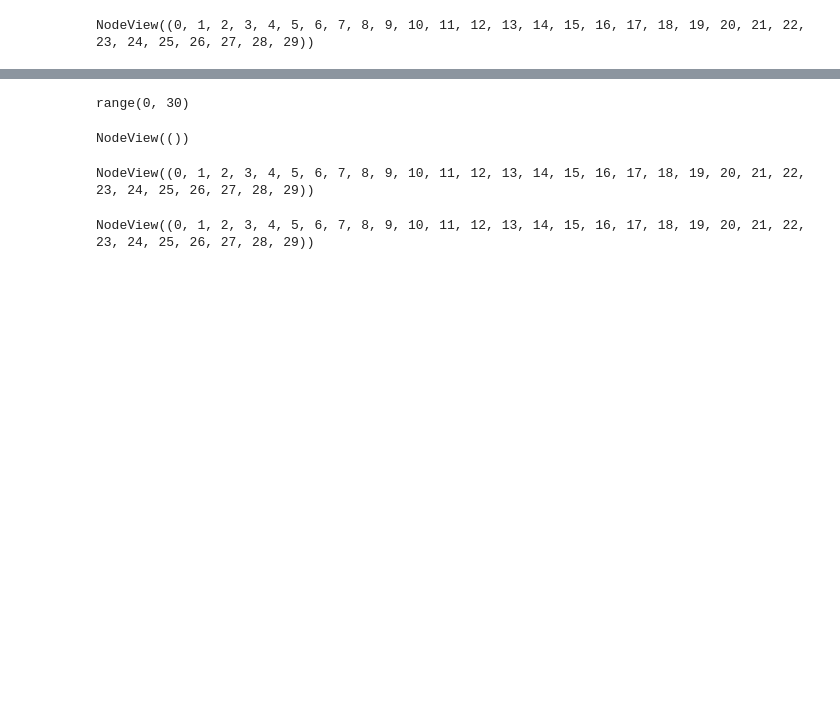
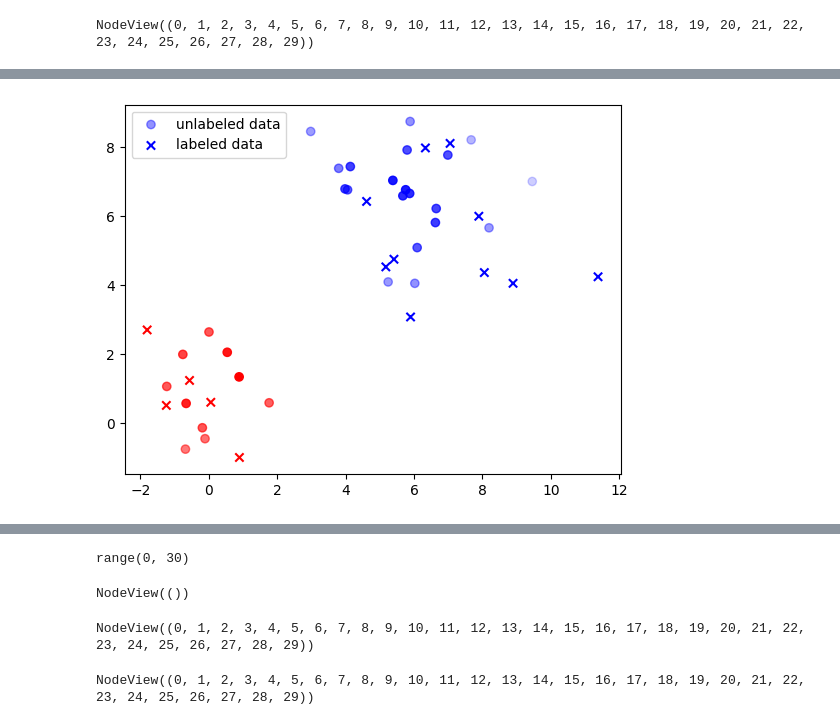
Before and after one commit to ThatMajd/Graph-Boosted-Active-Learning, a Jupyter notebook: code_testings.ipynb, the cells around one changed output, grey strips where cells are left out. Cells and saved outputs as stored; diff of their text form; code cells hidden in the pictures; blank space fills up the shorter version.

```diff
--- a/code_testings.ipynb
+++ b/code_testings.ipynb
@@ -100,3 +90,13 @@ py_data, G = al.selection_criterion.graph_builder(al.available_pool_samples)
 G.nodes
 # %% [output]
 NodeView((0, 1, 2, 3, 4, 5, 6, 7, 8, 9, 10, 11, 12, 13, 14, 15, 16, 17, 18, 19, 20, 21, 22, 23, 24, 25, 26, 27, 28, 29))
+# %%
+uncertainty_scores = al.selection_criterion._calc_uncertainties(al.available_pool_samples,
+										   labeled=None,
+										   model=al.selection_criterion.model,
+										   G=G)
+
+weights = np.random.beta(1, [1. / 1, 1. / 1, 1], size=(3))
+weights = weights / weights.sum()
+
+final_scores = al.selection_criterion.sum_dicts(uncertainty_scores, coef=weights)
@@ -102,0 +105,4 @@ NodeView((0, 1, 2, 3, 4, 5, 6, 7, 8, 9, 10, 11, 12, 13, 14, 15, 16, 17, 18, 19,
+# %%
+max_v = max(final_scores.values())
+for k, v in final_scores.items():
+	final_scores[k] = v / max_v
@@ -102,0 +129,8 @@ NodeView((0, 1, 2, 3, 4, 5, 6, 7, 8, 9, 10, 11, 12, 13, 14, 15, 16, 17, 18, 19,
+# %%
+plt.scatter(al.available_pool_samples[:, 0], al.available_pool_samples[:, 1], c=c[al.available_pool_labels], alpha=list(final_scores.values()), label='unlabeled data')
+plt.scatter(al.train_samples[:, 0], al.train_samples[:, 1], c=c[al.train_labels], marker='x', label='labeled data')
+
+plt.legend()
+plt.show()
+# %% [output]
+[figure, added]
```
Also changed, not shown: parts of 12 cells of this notebook, 5 other files.
